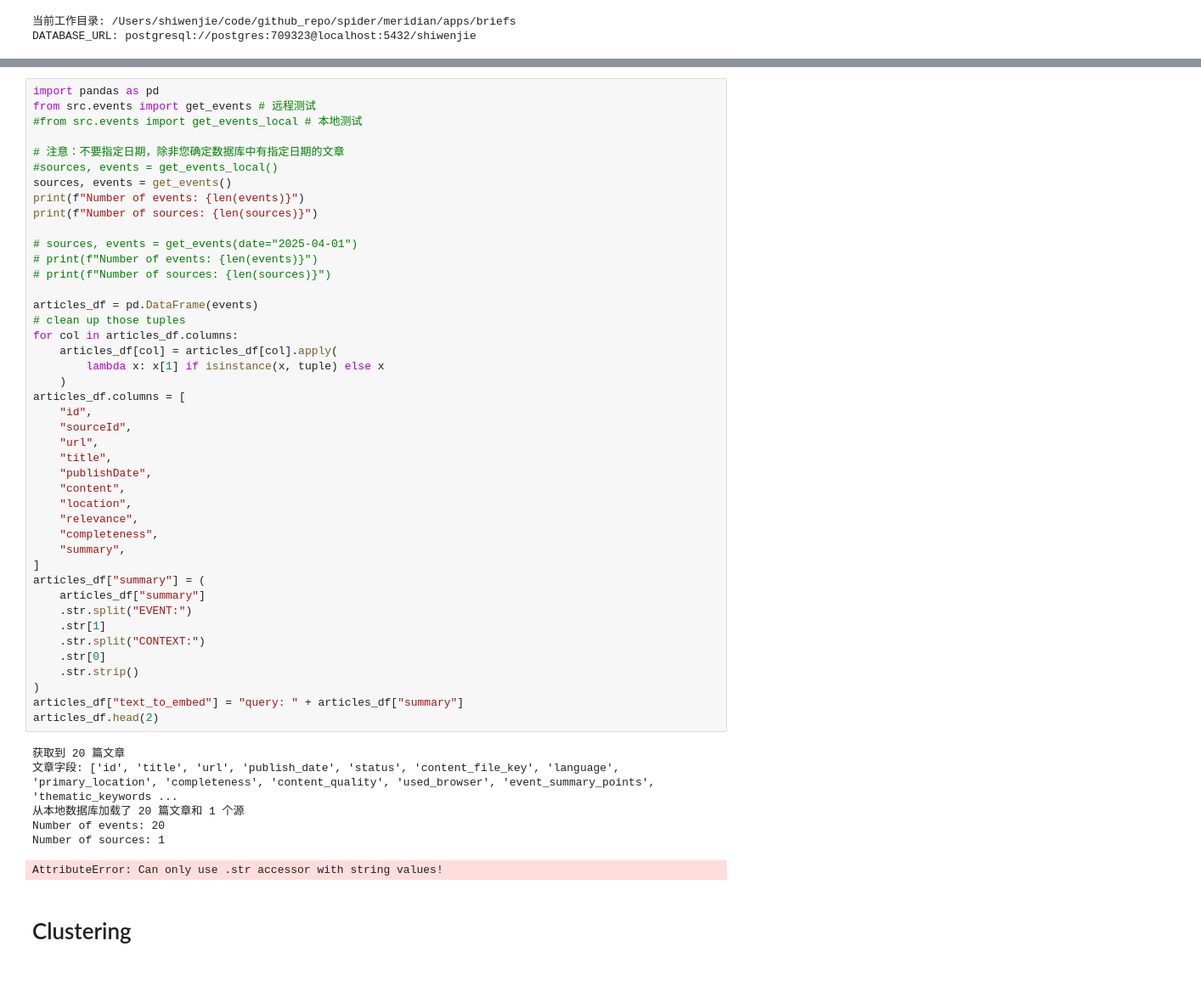
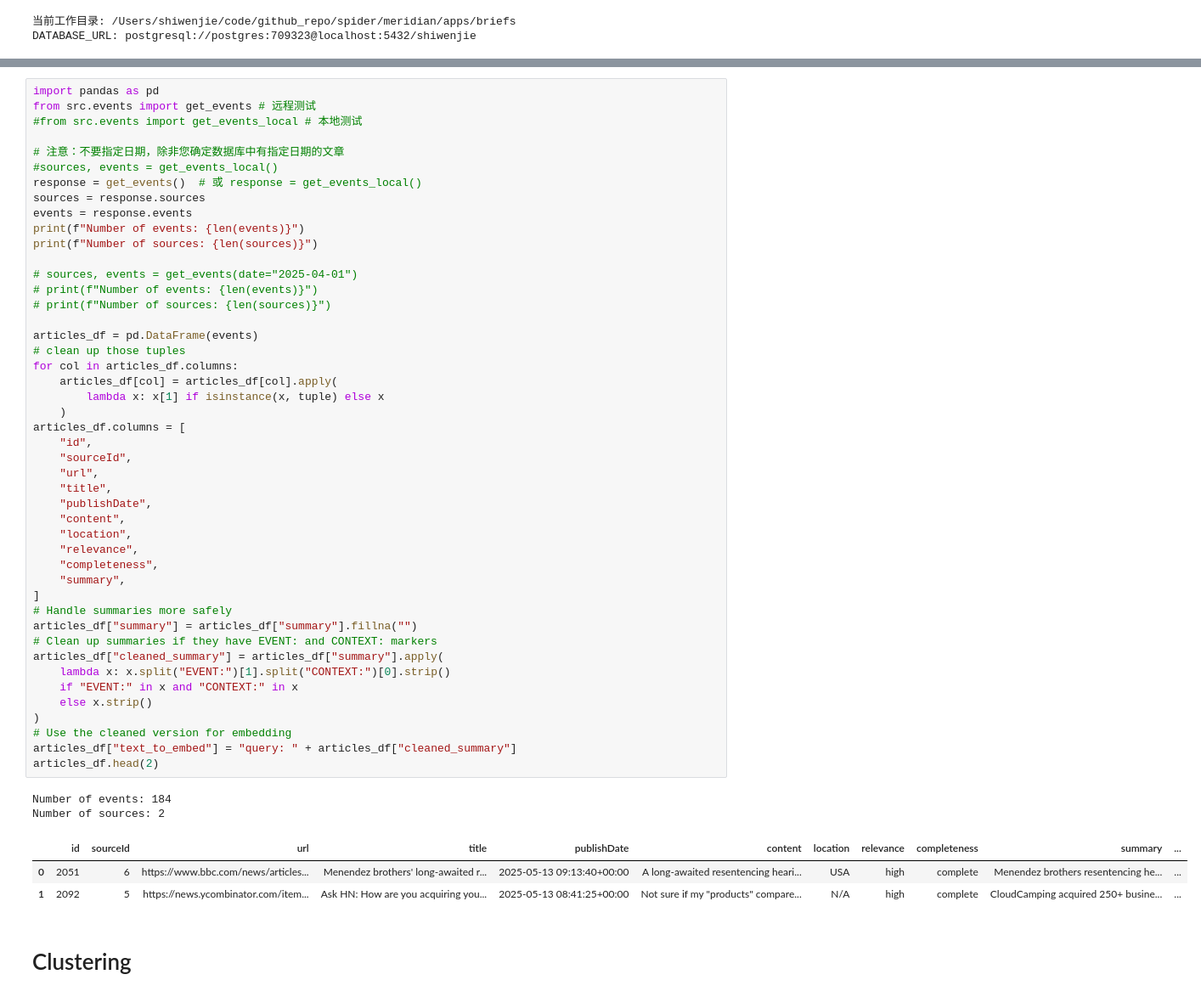
Before and after one commit to QuantaOverflow/meridian, a Jupyter notebook: apps/briefs/reportV5.ipynb, the cells around one changed output, grey strips where cells are left out. Shown at 85% size. Saved outputs shown, nothing was run; the diff lists cells and outputs as text.

```diff
--- a/apps/briefs/reportV5.ipynb
+++ b/apps/briefs/reportV5.ipynb
@@ -88,49 +88,51 @@ from src.events import get_events # 远程测试
 
 # 注意：不要指定日期，除非您确定数据库中有指定日期的文章
 #sources, events = get_events_local()
-sources, events = get_events()
+response = get_events()  # 或 response = get_events_local()
+sources = response.sources
+events = response.events
 print(f"Number of events: {len(events)}")
 print(f"Number of sources: {len(sources)}")
 
 # sources, events = get_events(date="2025-04-01")
 # print(f"Number of events: {len(events)}")
 # print(f"Number of sources: {len(sources)}")
 
 articles_df = pd.DataFrame(events)
 # clean up those tuples
 for col in articles_df.columns:
     articles_df[col] = articles_df[col].apply(
         lambda x: x[1] if isinstance(x, tuple) else x
     )
 articles_df.columns = [
     "id",
     "sourceId",
     "url",
     "title",
     "publishDate",
     "content",
     "location",
     "relevance",
     "completeness",
     "summary",
 ]
-articles_df["summary"] = (
-    articles_df["summary"]
-    .str.split("EVENT:")
-    .str[1]
-    .str.split("CONTEXT:")
-    .str[0]
-    .str.strip()
+# Handle summaries more safely
+articles_df["summary"] = articles_df["summary"].fillna("")
+# Clean up summaries if they have EVENT: and CONTEXT: markers
+articles_df["cleaned_summary"] = articles_df["summary"].apply(
+    lambda x: x.split("EVENT:")[1].split("CONTEXT:")[0].strip()
+    if "EVENT:" in x and "CONTEXT:" in x
+    else x.strip()
 )
-articles_df["text_to_embed"] = "query: " + articles_df["summary"]
+# Use the cleaned version for embedding
+articles_df["text_to_embed"] = "query: " + articles_df["cleaned_summary"]
 articles_df.head(2)
 # %% [output]
-获取到 20 篇文章
-文章字段: ['id', 'title', 'url', 'publish_date', 'status', 'content_file_key', 'language', 'primary_location', 'completeness', 'content_quality', 'used_browser', 'event_summary_points', 'thematic_keywords ...
-从本地数据库加载了 20 篇文章和 1 个源
-Number of events: 20
-Number of sources: 1
+Number of events: 184
+Number of sources: 2
-AttributeError: Can only use .str accessor with string values!
+|  | id | sourceId | url | title | publishDate | content | location | relevance | completeness | summary | ... |
+| 0 | 2051 | 6 | https://www.bbc.com/news/articles... | Menendez brothers' long-awaited r... | 2025-05-13 09:13:40+00:00 | A long-awaited resentencing heari... | USA | high | complete | Menendez brothers resentencing he... | ... |
+| 1 | 2092 | 5 | https://news.ycombinator.com/item... | Ask HN: How are you acquiring you... | 2025-05-13 08:41:25+00:00 | Not sure if my "products" compare... | N/A | high | complete | CloudCamping acquired 250+ busine... | ... |
 # %% [markdown]
 # Clustering
 # %% [markdown]
```
Also changed, not shown: parts of 26 cells of this notebook.
